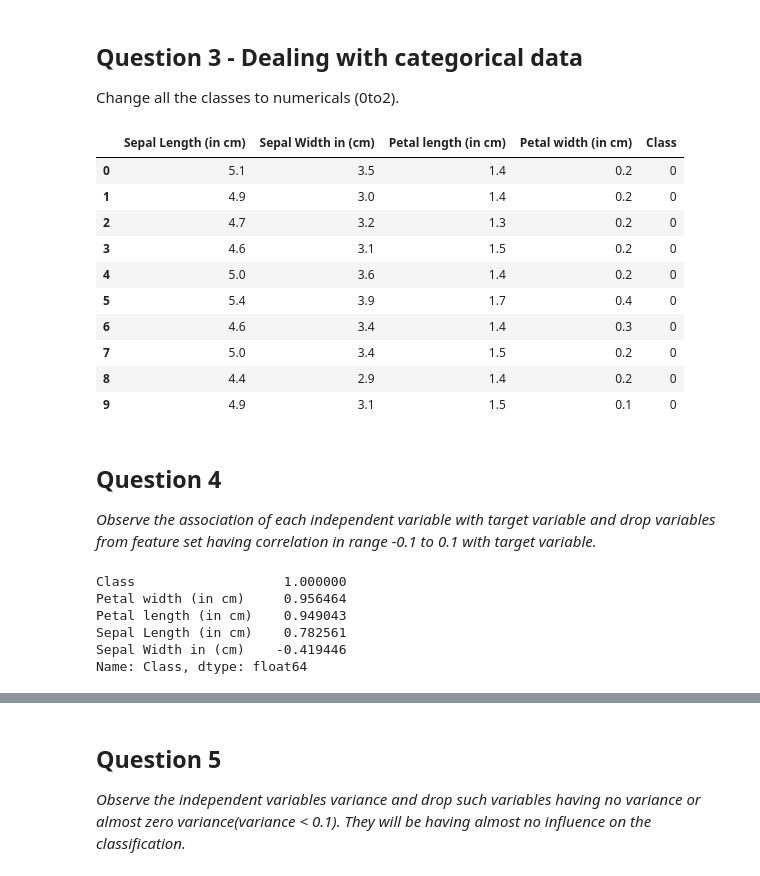
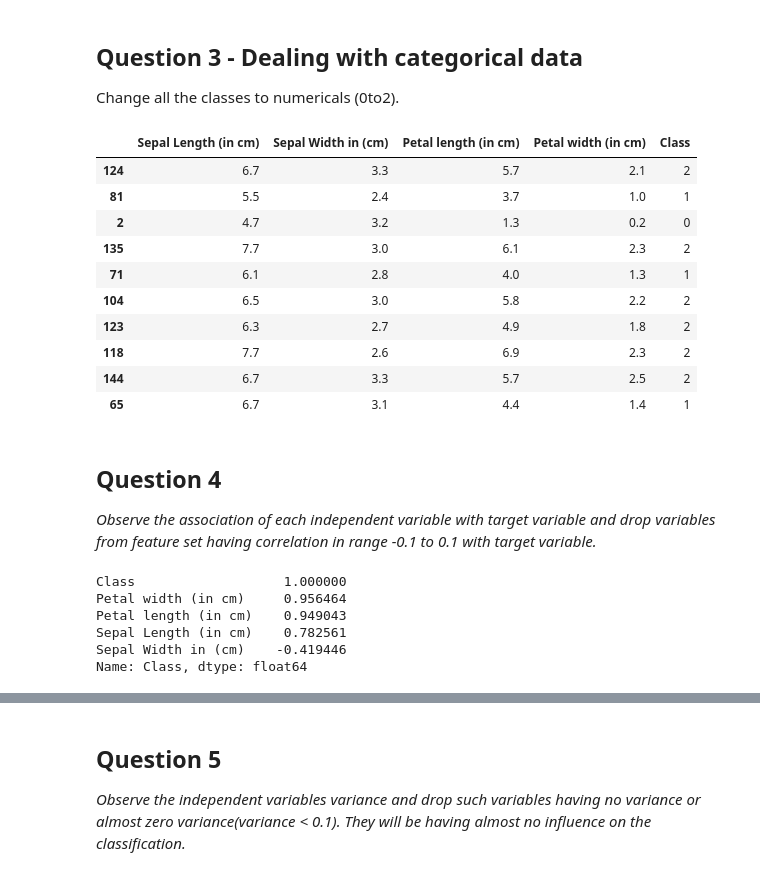
Before and after one commit to GreatLearningAIML1/pune-july19-batch-meet9426, a Jupyter notebook: R2_Internal_Lab_Questions_updated.ipynb, the cells around one changed output, grey strips where cells are left out. Saved outputs shown, nothing was run; the diff lists cells and outputs as text; code cells hidden in the pictures.

```diff
--- a/R2_Internal_Lab_Questions_updated.ipynb
+++ b/R2_Internal_Lab_Questions_updated.ipynb
@@ -103,32 +132,31 @@ Change all the classes to numericals (0to2).
 classes = {'Iris-setosa': 0,'Iris-versicolor': 1,'Iris-virginica': 2}
 iris.Class = [classes[item] for item in iris.Class]
 # %%
-iris.head(10)
+iris.sample(10)
 # %% [output]
 |  | Sepal Length (in cm) | Sepal Width in (cm) | Petal length (in cm) | Petal width (in cm) | Class |
-| 0 | 5.1 | 3.5 | 1.4 | 0.2 | 0 |
-| 1 | 4.9 | 3.0 | 1.4 | 0.2 | 0 |
+| 124 | 6.7 | 3.3 | 5.7 | 2.1 | 2 |
+| 81 | 5.5 | 2.4 | 3.7 | 1.0 | 1 |
 | 2 | 4.7 | 3.2 | 1.3 | 0.2 | 0 |
-| 3 | 4.6 | 3.1 | 1.5 | 0.2 | 0 |
-| 4 | 5.0 | 3.6 | 1.4 | 0.2 | 0 |
-| 5 | 5.4 | 3.9 | 1.7 | 0.4 | 0 |
-| 6 | 4.6 | 3.4 | 1.4 | 0.3 | 0 |
-| 7 | 5.0 | 3.4 | 1.5 | 0.2 | 0 |
-| 8 | 4.4 | 2.9 | 1.4 | 0.2 | 0 |
-| 9 | 4.9 | 3.1 | 1.5 | 0.1 | 0 |
+| 135 | 7.7 | 3.0 | 6.1 | 2.3 | 2 |
+| 71 | 6.1 | 2.8 | 4.0 | 1.3 | 1 |
+| 104 | 6.5 | 3.0 | 5.8 | 2.2 | 2 |
+| 123 | 6.3 | 2.7 | 4.9 | 1.8 | 2 |
+| 118 | 7.7 | 2.6 | 6.9 | 2.3 | 2 |
+| 144 | 6.7 | 3.3 | 5.7 | 2.5 | 2 |
+| 65 | 6.7 | 3.1 | 4.4 | 1.4 | 1 |
 # %% [markdown]
 ## Question 4
 
 *Observe the association of each independent variable with target variable and drop variables from feature set having correlation in range -0.1 to 0.1 with target variable.*
-# %%
-corr_mat = iris.corr()
-corr_mat['Class'].sort_values(ascending = False)
-# %% [output]
-Class                   1.000000
-Petal width (in cm)     0.956464
-Petal length (in cm)    0.949043
-Sepal Length (in cm)    0.782561
-Sepal Width in (cm)    -0.419446
-Name: Class, dtype: float64
 # %%
+corr_mat = iris.corr()
+corr_mat['Class'].sort_values(ascending = False)
 #no need to drop any column as there is no correlation in range -0.1 to 0.1 with target variable.
+# %% [output]
+Class                   1.000000
+Petal width (in cm)     0.956464
+Petal length (in cm)    0.949043
+Sepal Length (in cm)    0.782561
+Sepal Width in (cm)    -0.419446
+Name: Class, dtype: float64
```
Also changed, not shown: parts of 8 cells of this notebook.
